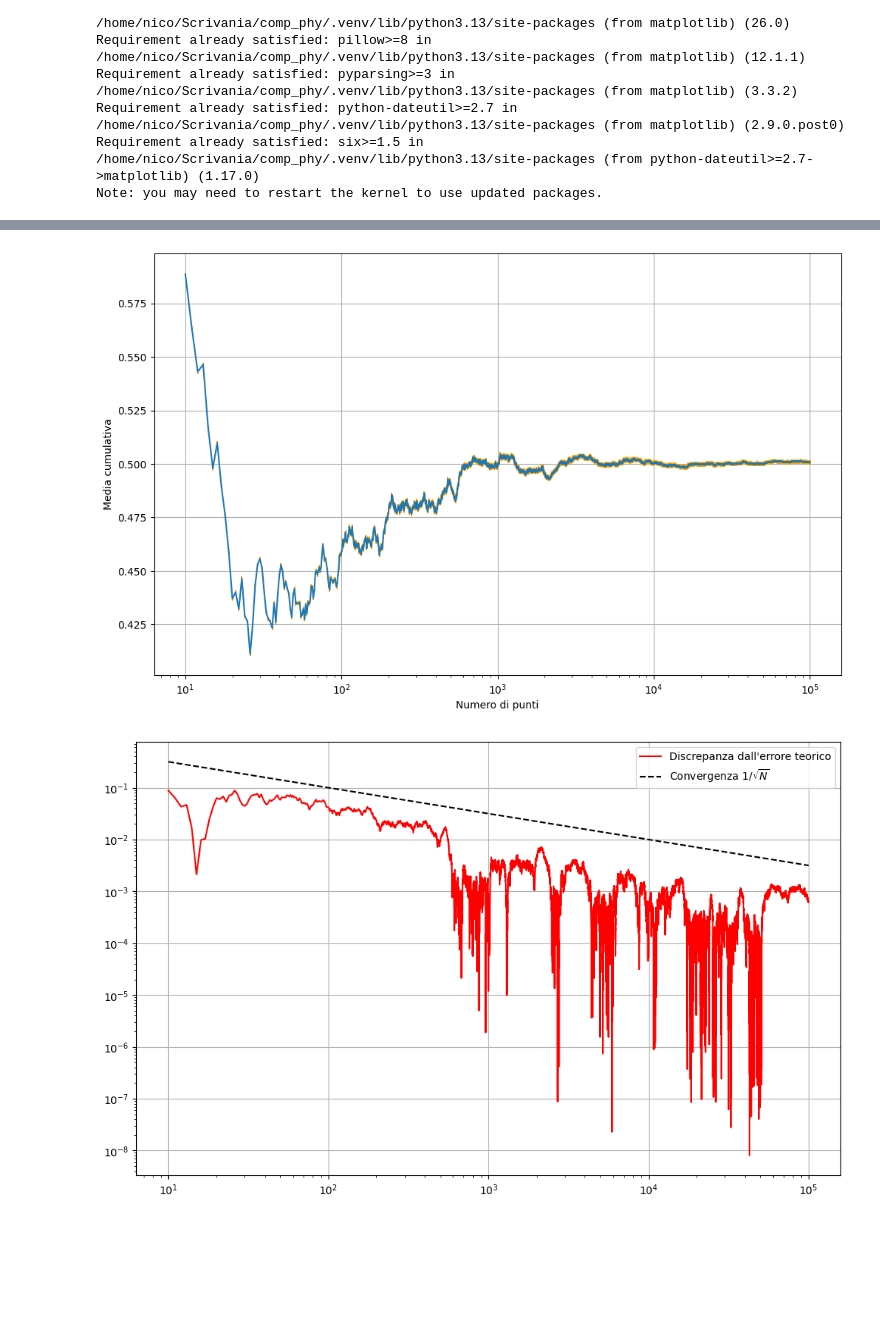
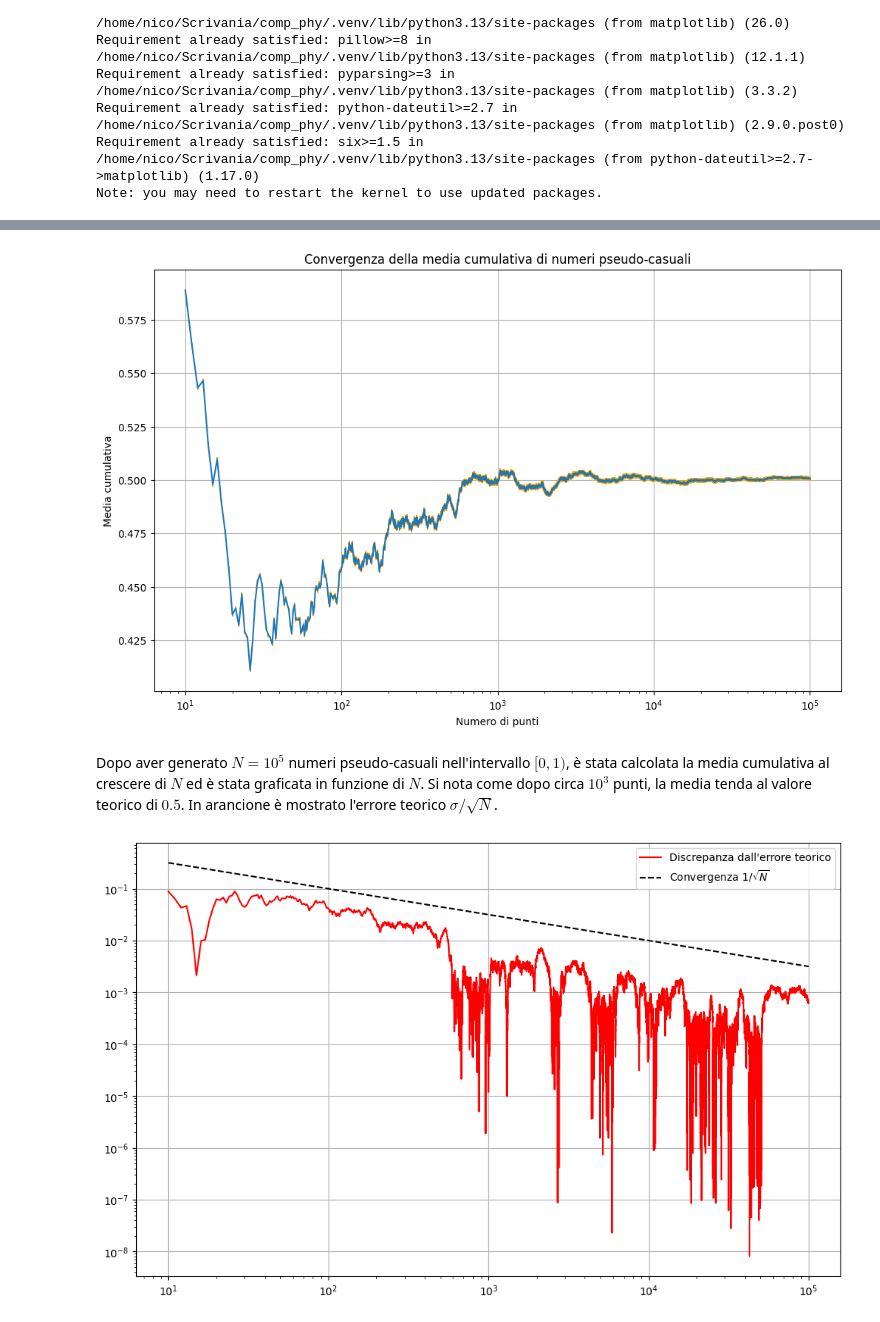
Before and after one commit to nicola-lamaddalena/computational_physics_course, a Jupyter notebook: rng/monte_carlo.ipynb, the cells around one changed output, grey strips where cells are left out. Drawn from its saved outputs; the diff is of its cells as text; code cells hidden in the pictures; blank space fills up the shorter version.

```diff
--- a/rng/monte_carlo.ipynb
+++ b/rng/monte_carlo.ipynb
@@ -29,18 +47,21 @@ means = means[10:]
 # %%
 plt.errorbar(
     [x for x in range(10, N)],
     means,
     yerr=1/np.sqrt(12*N),
     ecolor="orange",
     markersize=5
 )
+plt.title("Convergenza della media cumulativa di numeri pseudo-casuali")
 plt.xscale("log")
 plt.xlabel("Numero di punti")
 plt.ylabel("Media cumulativa")
 plt.grid()
 plt.show()
 # %% [output]
-[figure, old version]
+[figure, new version]
+# %% [markdown]
+Dopo aver generato $N=10^5$ numeri pseudo-casuali nell'intervallo $[0,1)$, è stata calcolata la media cumulativa al crescere di $N$ ed è stata graficata in funzione di $N$. Si nota come dopo circa $10^3$ punti, la media tenda al valore teorico di $0.5$. In arancione è mostrato l'errore teorico $\sigma/\sqrt{N}$.
 # %%
 N_th = np.arange(10, len(means)+10)
 err_th = 1 / np.sqrt(N_th)
```
Also changed, not shown: parts of 9 cells of this notebook.
